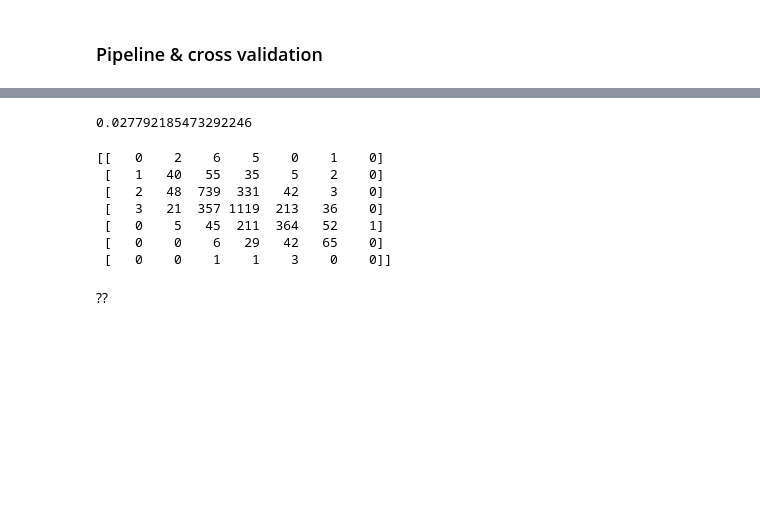
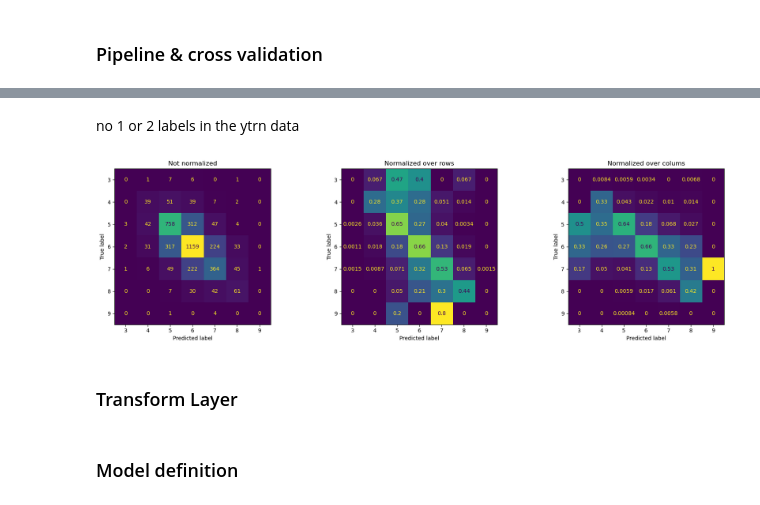
Before and after one commit to Chiel-HAN/MADS-HAN, a Jupyter notebook: Bart/Wine dataset/wine_data.ipynb, the cells around one changed output, grey strips where cells are left out. Drawn from its saved outputs; the diff is of its cells as text; code cells hidden in the pictures; blank space fills up the shorter version.

```diff
--- a/Bart/Wine dataset/wine_data.ipynb
+++ b/Bart/Wine dataset/wine_data.ipynb
@@ -77,10 +82,5 @@ would be nice to plot the knn prob results and the distance towards the actuals.
 ### Pipeline & cross validation
 # %%
 from sklearn.pipeline import make_pipeline
-from sklearn.preprocessing import StandardScaler
+from sklearn.preprocessing import StandardScaler, FunctionTransformer
 scaler = StandardScaler()
-pipe = make_pipeline(scaler, knn)
-pipe.fit(xtrn, ytrn)
-y_pred = pipe.predict(xtst)
-root_mean_squared_error(y_pred, ytst)
-mean_absolute_error(y_pred, ytst)
@@ -90,0 +87,5 @@ Note: check monday, scaling minimal adjusted performance metric. Would be nice t
+# %%
+knr_pipe = make_pipeline(scaler,knr)
+knn_pipe = make_pipeline(scaler,knn)
+knr_pipe.fit(xtrn, ytrn)
+knn_pipe.fit(xtrn, ytrn)
@@ -101,22 +109,32 @@ dtype: float64
-# %%
-np.mean(knn_mse)
-np.max(knn_mse) - np.min(knn_mse)
-np.std(knn_mse)
-# %% [output]
-0.027792185473292246
-# %%
-from sklearn.metrics import confusion_matrix
-from sklearn.model_selection import cross_val_predict
-y_predict = cross_val_predict(pipe,xtrn, ytrn, cv =5)
-cm = confusion_matrix(ytrn, y_predict)
-print(cm)
-# %% [output]
-[[   0    2    6    5    0    1    0]
- [   1   40   55   35    5    2    0]
- [   2   48  739  331   42    3    0]
- [   3   21  357 1119  213   36    0]
- [   0    5   45  211  364   52    1]
- [   0    0    6   29   42   65    0]
- [   0    0    1    1    3    0    0]]
 # %% [markdown]
-??
+no 1 or 2 labels in the ytrn data
+# %%
+from sklearn.metrics import confusion_matrix, ConfusionMatrixDisplay, make_scorer
+from sklearn.model_selection import cross_val_predict
+y_predict = cross_val_predict(knn_pipe,xtrn, ytrn, cv =5)
+
+fig, axes = plt.subplots(1, 3, figsize=(18, 5))
+
+labels = np.unique(ytrn)
+
+cm_none = confusion_matrix(ytrn, y_predict, labels=labels, normalize=None)
+cm_true = confusion_matrix(ytrn, y_predict, labels=labels, normalize='true')
+cm_pred = confusion_matrix(ytrn, y_predict, labels=labels, normalize='pred')
+
+
+ConfusionMatrixDisplay(cm_none, display_labels = labels).plot(ax=axes[0], cmap='viridis', colorbar=False)
+axes[0].set_title("Not normalized")
+
+ConfusionMatrixDisplay(cm_true, display_labels = labels).plot(ax=axes[1], cmap='viridis', colorbar=False)
+axes[1].set_title("Normalized over rows")
+
+ConfusionMatrixDisplay(cm_pred, display_labels = labels).plot(ax=axes[2], cmap='viridis', colorbar=False)
+axes[2].set_title("Normalized over colums")
+
+
+plt.tight_layout()
+plt.show()
+# %% [output]
+[figure, added]
+# %% [markdown]
+### Transform Layer
@@ -122,0 +185,2 @@ print(cm)
+# %% [markdown]
+### Model definition
```
Also changed, not shown: parts of 21 cells of this notebook.
